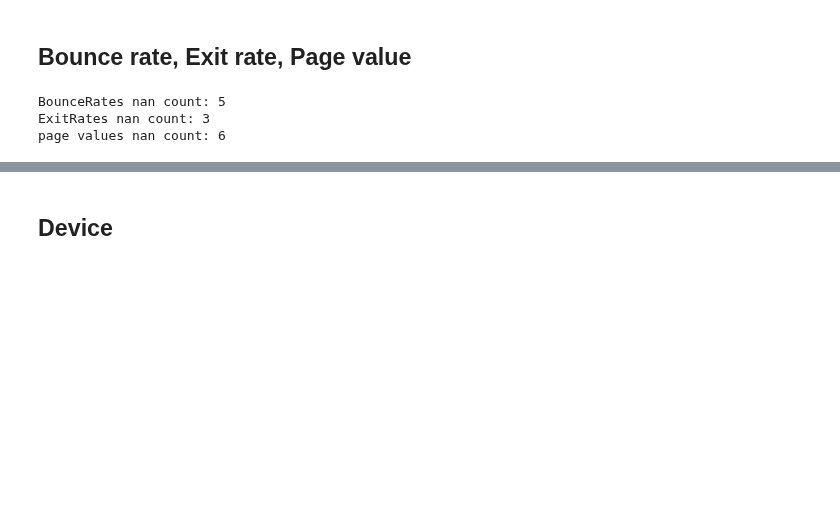
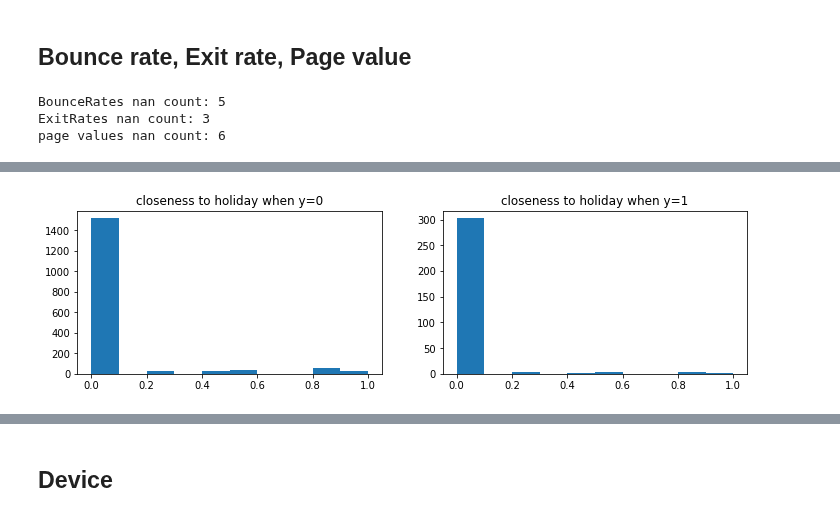
Before and after one commit to MrPupik/INTO_TO_ML, a Jupyter notebook: project/itay_nb.ipynb, the cells around one changed output, grey strips where cells are left out. Cells and saved outputs as stored; diff of their text form; code cells hidden in the pictures; blank space fills up the shorter version.

```diff
--- a/project/itay_nb.ipynb
+++ b/project/itay_nb.ipynb
@@ -224,0 +249,10 @@ closeness_to_holiday nan caount: 85
+# %%
+
+figure, axes = plt.subplots(1,2)
+figure.set_size_inches((12,3))
+for axe, yi in zip(axes, (0,1)):
+    axe.hist(X_train.closeness_to_holiday[y_train ==yi])
+    axe.set_title(f'closeness to holiday when y={yi}')
+plt.show()
+# %% [output]
+[figure, added]
```
Also changed, not shown: parts of 44 cells of this notebook.
